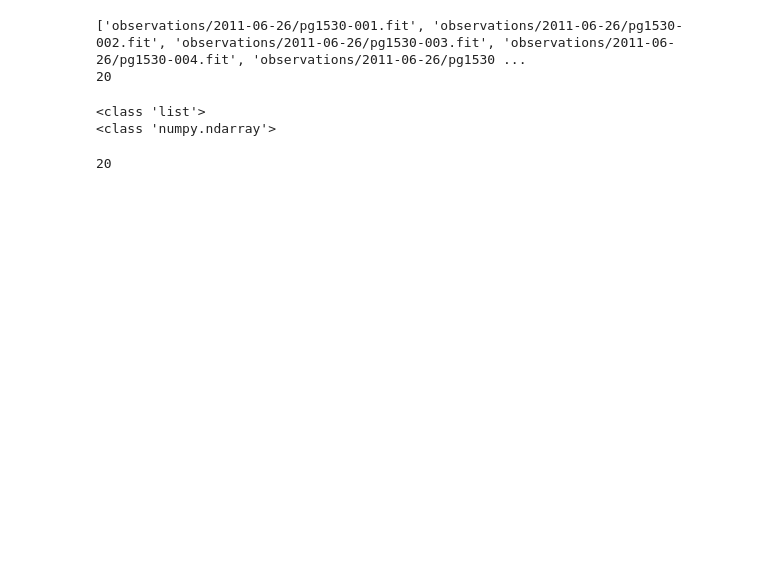
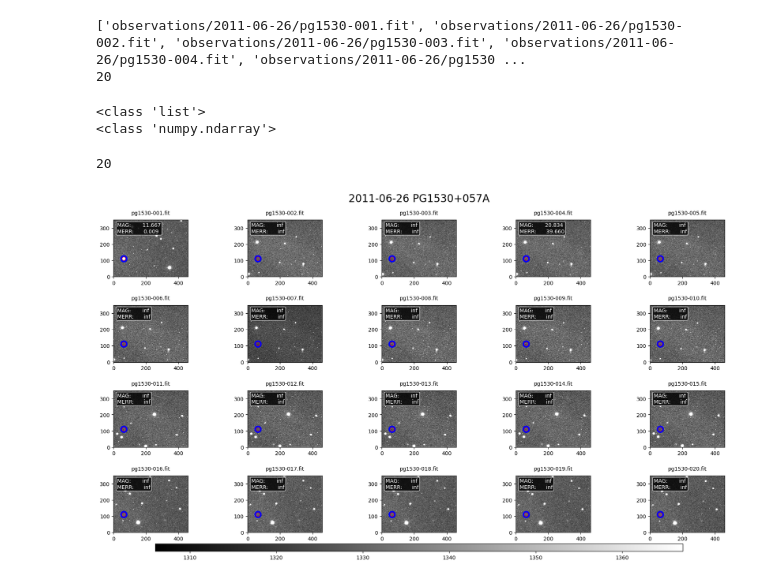
Before and after one commit to taticorrea/Mestrado, a Jupyter notebook: aperture_photometry.ipynb, the cells around one changed output. Drawn from its saved outputs; the diff is of its cells as text; code cells hidden in the pictures; blank space fills up the shorter version.

Commit message:
add matplotlib inline

```diff
--- a/aperture_photometry.ipynb
+++ b/aperture_photometry.ipynb
@@ -35,7 +35,7 @@ len(images_data)
 <class 'numpy.ndarray'>
 20
 # %%
-%matplotlib qt
+%matplotlib inline
 
 import numpy as np
 import matplotlib.pyplot as plt
@@ -50,7 +50,7 @@ rows = 4
 columns = 5
 
 # Aumentar a altura da figura
-fig, axes = plt.subplots(rows, columns, figsize=(20, 80))  # Aumente a altura aqui
+fig, axes = plt.subplots(rows, columns, figsize=(20, 10))  # Aumente a altura aqui
 
 fig.suptitle(f"{observation_date} PG1530+057A", fontsize=20, y=1)  # Ajuste o y conforme necessário para não cortar o título
 
@@ -124,31 +124,33 @@ for i in range(num_images_to_plot):
 
     # Definir a posição do texto (ajuste conforme necessário)
     x_text = 0.05 * image_section.shape[1]  # 5% da largura da imagem
     y_text = 0.95 * image_section.shape[0]  # 95% da altura da imagem
 
     # Adicionar o texto à imagem
     ax.text(x_text, y_text,
             textstr,
             fontsize=10, color='white', ha='left', va='top',
             bbox=dict(boxstyle='round,pad=0.2', edgecolor='white', facecolor='black', alpha=0.8))
 
     # Adicionar título
     ax.set_title(image_names[i].split("/")[-1], fontsize=10, pad=10)  # Título reduzido com padding
 
     # Adicionar rótulos aos eixos
     #ax.set_xlabel("Pixels")
     #ax.set_ylabel("Pixels")
 
 # Criar uma única colorbar para todos os subplots na parte inferior
 cbar_ax = fig.add_axes([0.15, 0.05, 0.7, 0.02])  # Ajuste [left, bottom, width, height]
 cbar = plt.colorbar(ims[0], cax=cbar_ax, orientation='horizontal')
 cbar.ax.tick_params(labelsize=10)  # Ajustar tamanho das labels do colorbar
 
 # Remover eixos de imagens não utilizadas, se houver
 for j in range(num_images_to_plot, rows * columns):
     axes[j // columns, j % columns].axis('off')
 
 # Ajustar layout para evitar sobreposições
-plt.subplots_adjust(top=0.93, bottom=0.1, left=0.07, right=0.93, hspace=0.4, wspace=0.3)
+plt.subplots_adjust(top=0.93, bottom=0.1, left=0.07, right=0.93, hspace=0.5, wspace=0.2)
 plt.savefig(observation_date)
 plt.show()
+# %% [output]
+[figure, added]
```
